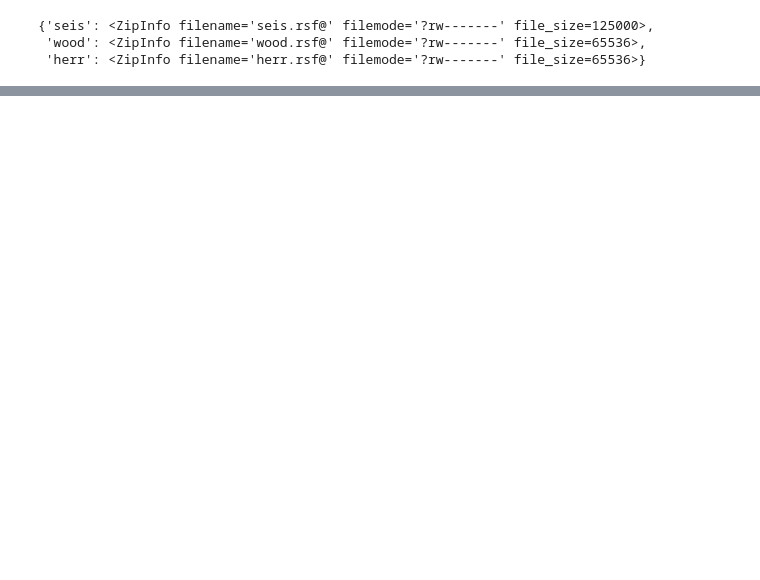
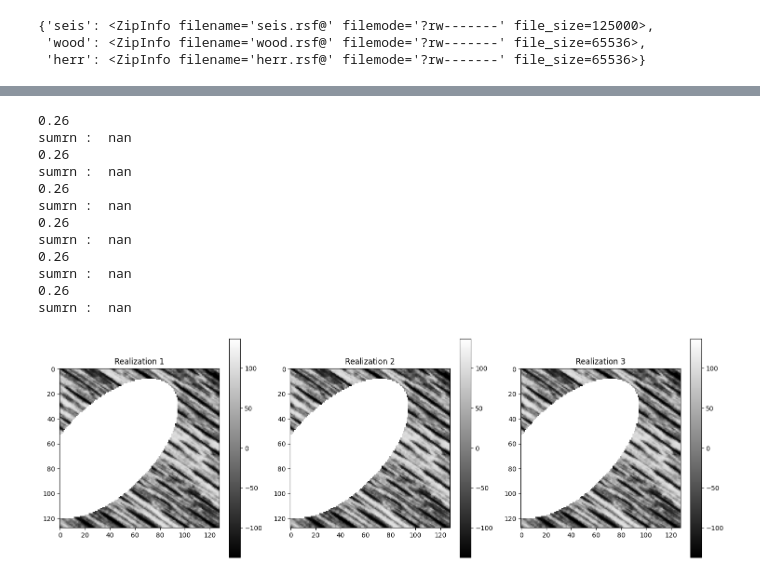
Before and after one commit to jonatchoum/pef_perso_gitpod2, a Jupyter notebook: PEF_python.ipynb, the cells around one changed output, grey strips where cells are left out. Saved outputs shown, nothing was run; the diff lists cells and outputs as text; code cells hidden in the pictures; blank space fills up the shorter version.

```diff
--- a/PEF_python.ipynb
+++ b/PEF_python.ipynb
@@ -677,10 +583,3 @@ filled1.shape
-# %%
-def plot2(ax, data, title):
-    # Display heatmap on the provided axis
-    im = ax.imshow(data, cmap='gray', vmin=-137, vmax=137, origin='upper')
-    ax.set_title(title)
-    ax.axis('off')  # Remove axis labels and ticks
-    return im  # Return the image for adding colorbars if needed
 # %%
 # Fill the hole (similar to your Julia code)
 filled = fill_hole(True, whole, wmask, 20, 2) + fill_hole(False, whole, wmask, 20, 2) - whole
@@ -704,3 +617,28 @@ plt.show()
+# %%
+images = []
+fig, axes = plt.subplots(1, 3, figsize=(15, 5))
+for k in range(1,4):
+    filled = fill_hole(True,  whole, wmask, 20, 2, k) + fill_hole(False, whole, wmask, 20, 2, k+3) - whole
+    images.append(plot2(axes[k-1], filled, f"Realization {k}"))
+    fig.colorbar(images[k-1], ax=axes[k-1])
+
+# Adjust layout
+plt.tight_layout()
+plt.show()
+# %% [output]
+0.26
+sumrn :  nan
+0.26
+sumrn :  nan
+0.26
+sumrn :  nan
+0.26
+sumrn :  nan
+0.26
+sumrn :  nan
+0.26
+sumrn :  nan
+[figure, added]
 # %%
 
 # Create a 128x128 array for the "herring" pattern
```
Also changed, not shown: parts of 47 cells of this notebook, 1 other file.
